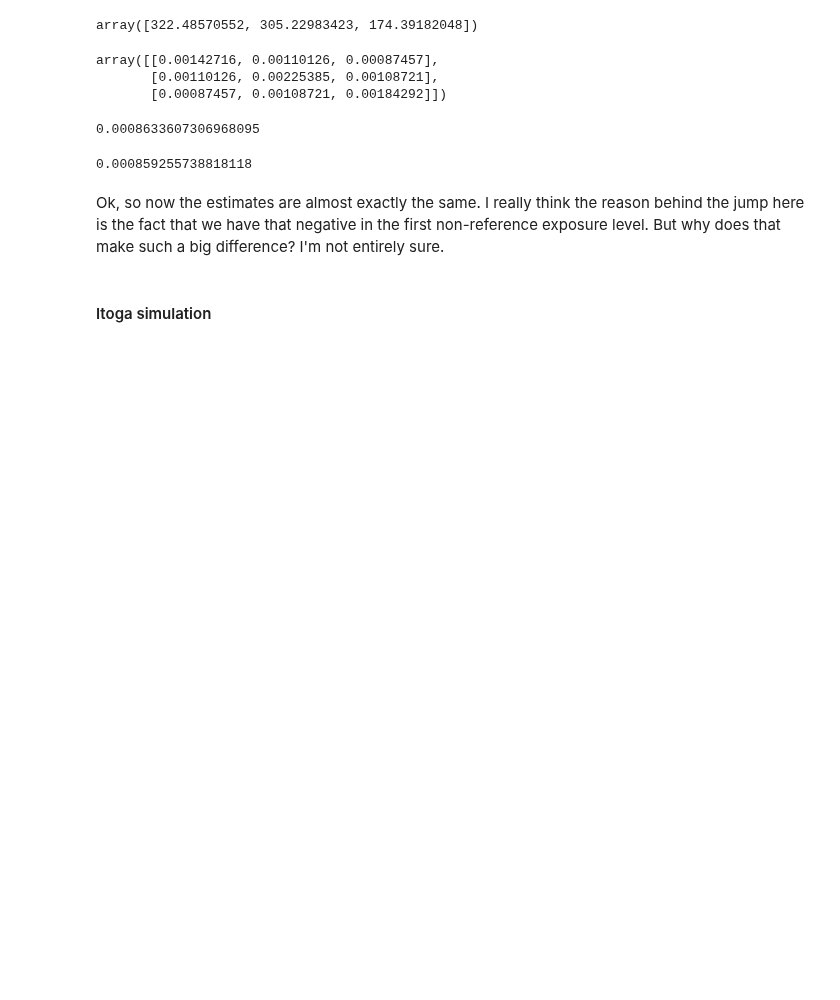
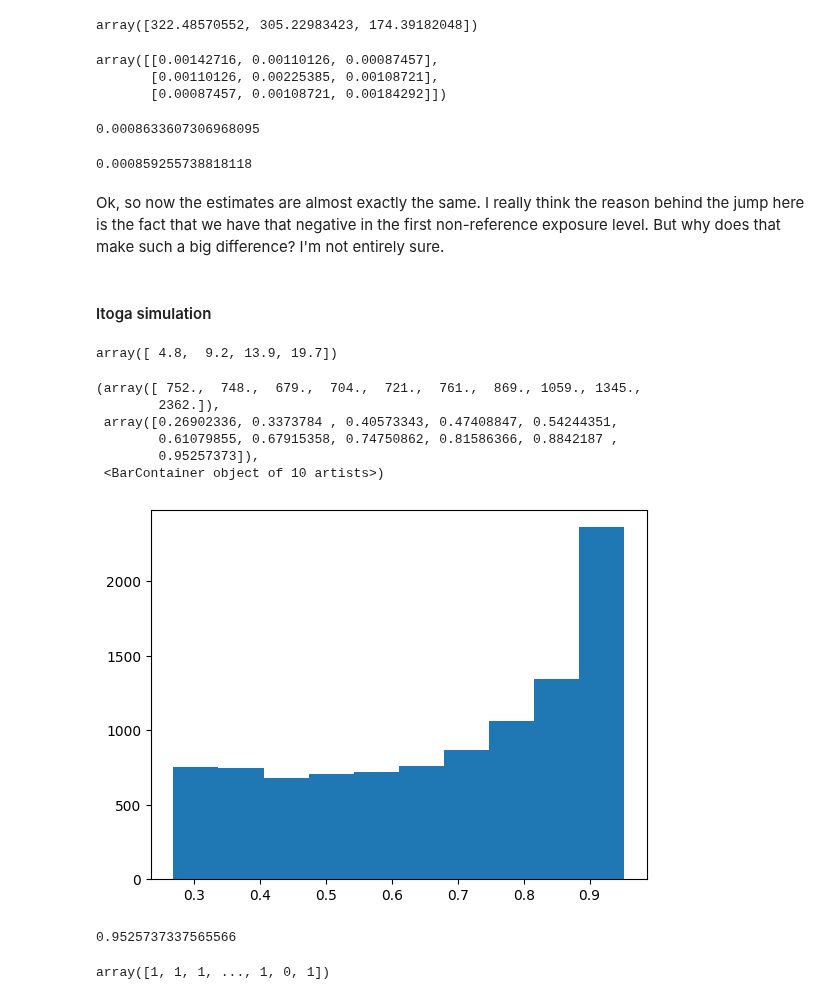
Before and after one commit to ihmeuw-msca/CorrelationCorrection, a Jupyter notebook: IHME_data_ex.ipynb, the cells around one changed output. Saved outputs shown, nothing was run; the diff lists cells and outputs as text; code cells hidden in the pictures; blank space fills up the shorter version.

```diff
--- a/IHME_data_ex.ipynb
+++ b/IHME_data_ex.ipynb
@@ -294,3 +287,7 @@ b
 Ok, so now the estimates are almost exactly the same. I really think the reason behind the jump here is the fact that we have that negative in the first non-reference exposure level. But why does that make such a big difference? I'm not entirely sure.
 # %% [markdown]
 #### Itoga simulation
+# %%
+x_i
+# %% [output]
+array([ 4.8,  9.2, 13.9, 19.7])
@@ -296,0 +305,20 @@ Ok, so now the estimates are almost exactly the same. I really think the reason
+# %%
+plt.hist(px)
+# %% [output]
+(array([ 752.,  748.,  679.,  704.,  721.,  761.,  869., 1059., 1345.,
+        2362.]),
+ array([0.26902336, 0.3373784 , 0.40573343, 0.47408847, 0.54244351,
+        0.61079855, 0.67915358, 0.74750862, 0.81586366, 0.8842187 ,
+        0.95257373]),
+ <BarContainer object of 10 artists>)
+[figure, added]
+# %%
+np.max(px)
+# %% [output]
+0.9525737337565566
+# %%
+# Actually assigning to case or not
+outcomes = np.array([np.random.binomial(n=1,p=p,size=1)[0] for p in px])
+outcomes
+# %% [output]
+array([1, 1, 1, ..., 1, 0, 1])
```
Also changed, not shown: parts of 22 cells of this notebook.
